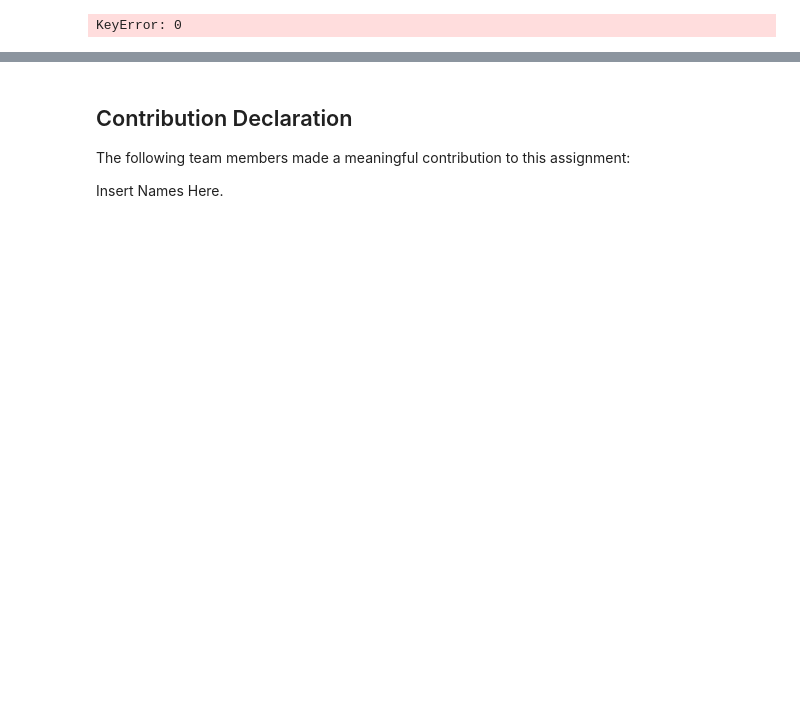
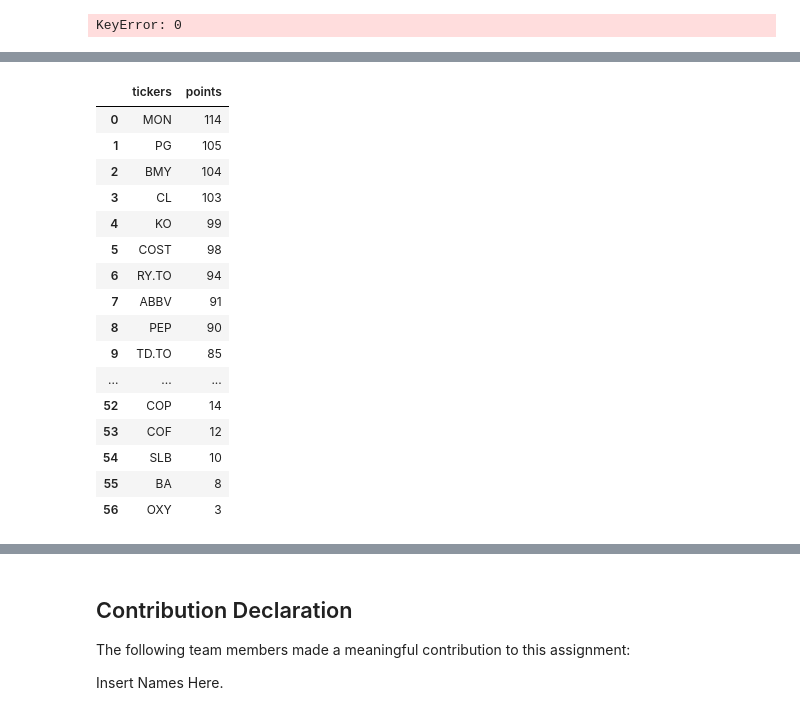
Before and after one commit to fengsherry/Robo-Advisor, a Jupyter notebook: Team_03_Assignment.ipynb, the cells around one changed output, grey strips where cells are left out. Cells and saved outputs as stored; diff of their text form; code cells hidden in the pictures; blank space fills up the shorter version.

```diff
--- a/Team_03_Assignment.ipynb
+++ b/Team_03_Assignment.ipynb
@@ -146,0 +196,44 @@ def stock_beta(df_column):
+# %%
+#Get a pandas series of the beta and sd, sorted in ascending order, then put that in a DataFrame
+beta_df = pd.DataFrame(stats_df['beta'].sort_values(ascending=True))
+std_df = pd.DataFrame(stats_df['std'].sort_values(ascending=True))
+
+#Now we give each stock points in each category using a list
+std_points = []
+beta_points = []
+for i in range (tickers_num):
+    std_points.append(tickers_num - i) #So the stocks with the lowest std get the highest number of points
+    beta_points.append(tickers_num - i) #So the stocks with the lowest beta get the highest number of points
+
+beta_df['points'] = beta_points
+std_df['points'] = std_points
+
+total_points = pd.DataFrame(std_df['points'])
+total_points.columns = ['std']
+total_points['beta'] = pd.DataFrame(beta_df['points'])
+total_points['total'] = total_points['std'] + total_points['beta']
+
+#Now we isolate the total points and sort that series from highest to lowest before turning it back into a DataFrame
+#Since we want to prioritize the stocks with the highest number of total points
+final_points = pd.DataFrame(total_points['total'].sort_values(ascending=False))
+final_points.reset_index(inplace=True)
+final_points.columns = ['tickers', 'points']
+final_points
+# %% [output]
+|  | tickers | points |
+| 0 | MON | 114 |
+| 1 | PG | 105 |
+| 2 | BMY | 104 |
+| 3 | CL | 103 |
+| 4 | KO | 99 |
+| 5 | COST | 98 |
+| 6 | RY.TO | 94 |
+| 7 | ABBV | 91 |
+| 8 | PEP | 90 |
+| 9 | TD.TO | 85 |
+| ... | ... | ... |
+| 52 | COP | 14 |
+| 53 | COF | 12 |
+| 54 | SLB | 10 |
+| 55 | BA | 8 |
+| 56 | OXY | 3 |
```
Also changed, not shown: parts of 5 cells of this notebook.
